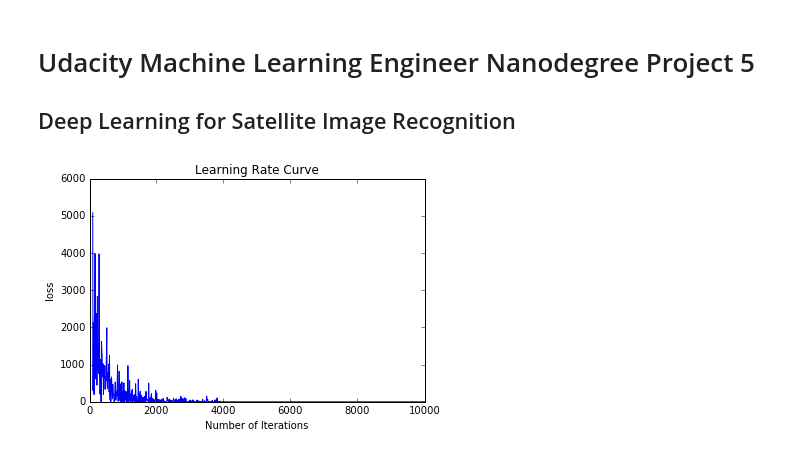
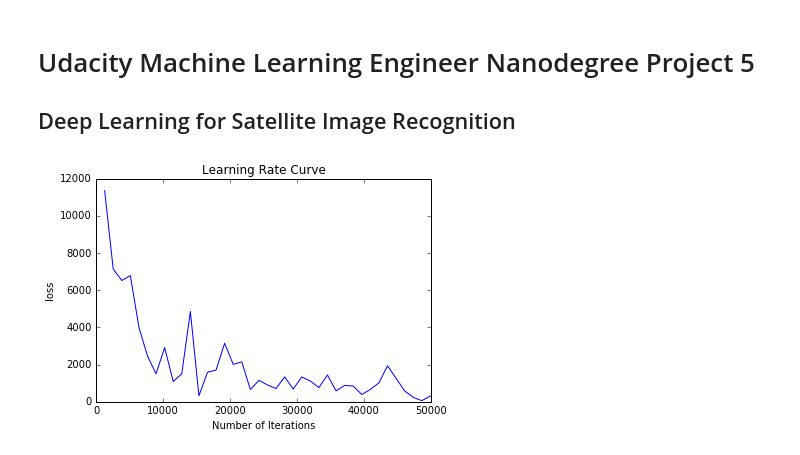
Before and after one commit to jason-osajima/ml-nanodegree, a Jupyter notebook: capstone_project_analysis.ipynb, the cells around one changed output. Saved outputs shown, nothing was run; the diff lists cells and outputs as text; code cells hidden in the pictures.

Commit message:
feat: added learning curve and confusion matrix for cnn_1

```diff
--- a/capstone_project_analysis.ipynb
+++ b/capstone_project_analysis.ipynb
@@ -32,21 +32,23 @@ from sklearn.cross_validation import train_test_split
 # Config the matlotlib backend as plotting inline in IPython
 %matplotlib inline
 # %%
-#Load data generated from lr_2.py
+#Load data generated from cnn_1.py
 h5f = h5py.File('cnn_1_data.h5','r')
 
 cnn_loss = h5f['cnn_loss'][:]
+cnn_step = h5f['cnn_step'][:]
+cnn_1_cm = h5f['cnn_1_cm'][:]
 # %%
-steps = np.arange(0,500000,10)
+steps = np.arange(0,50000,10)
 
-plt.plot(steps[10:5000], cnn_loss[10:5000])
+plt.plot(cnn_step, cnn_loss)
 axes = plt.gca()
-axes.set_xlim([10,10000])
+#axes.set_xlim([10,10000])
 #axes.set_ylim([0,0.2])
 plt.ylabel('loss')
 plt.xlabel('Number of Iterations')
 plt.title('Learning Rate Curve')
 blue_patch = mpatches.Patch(color='blue')
 plt.show()
 # %% [output]
-[figure, old version]
+[figure, new version]
```
Also changed, not shown: parts of 2 cells of this notebook.
